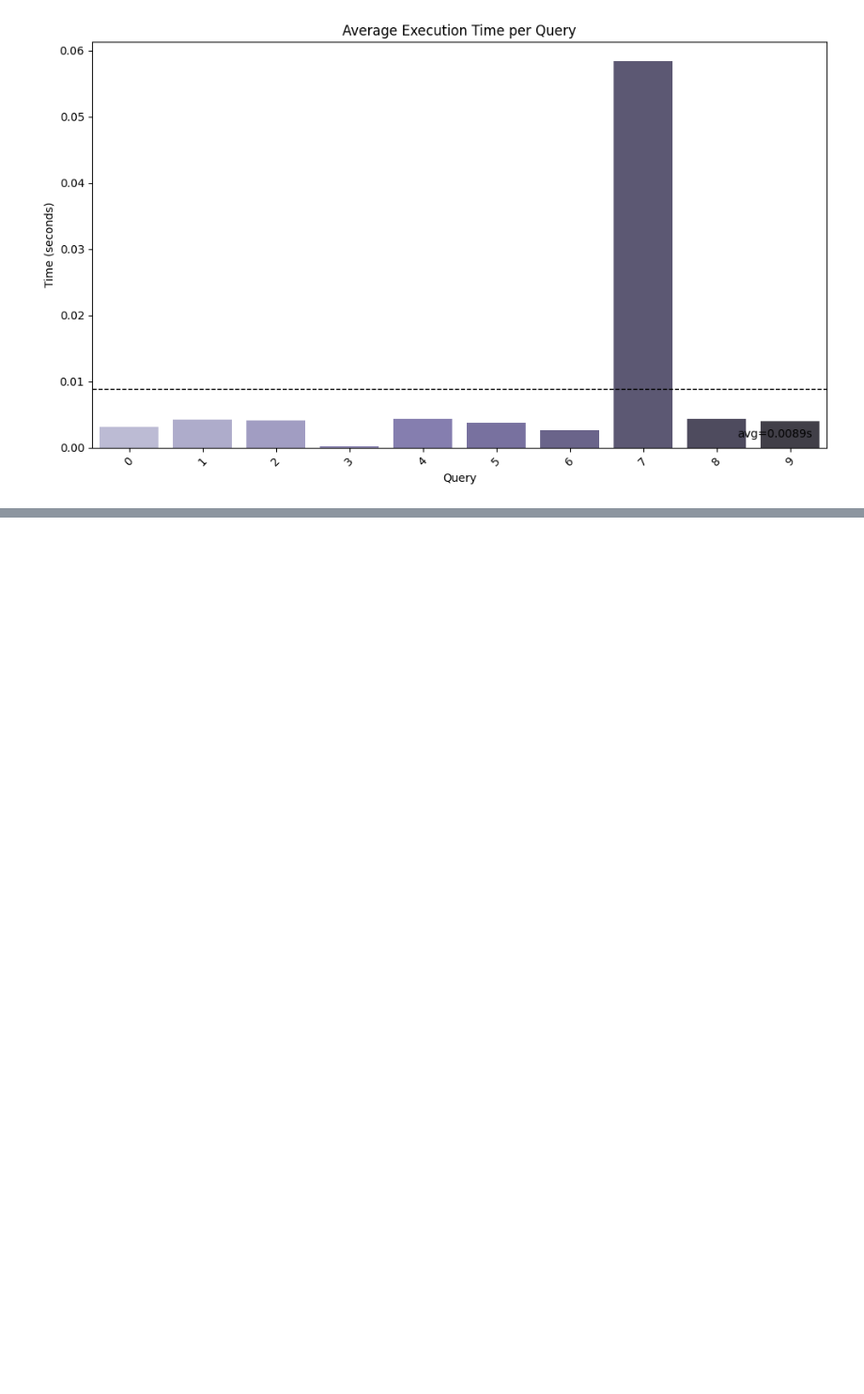
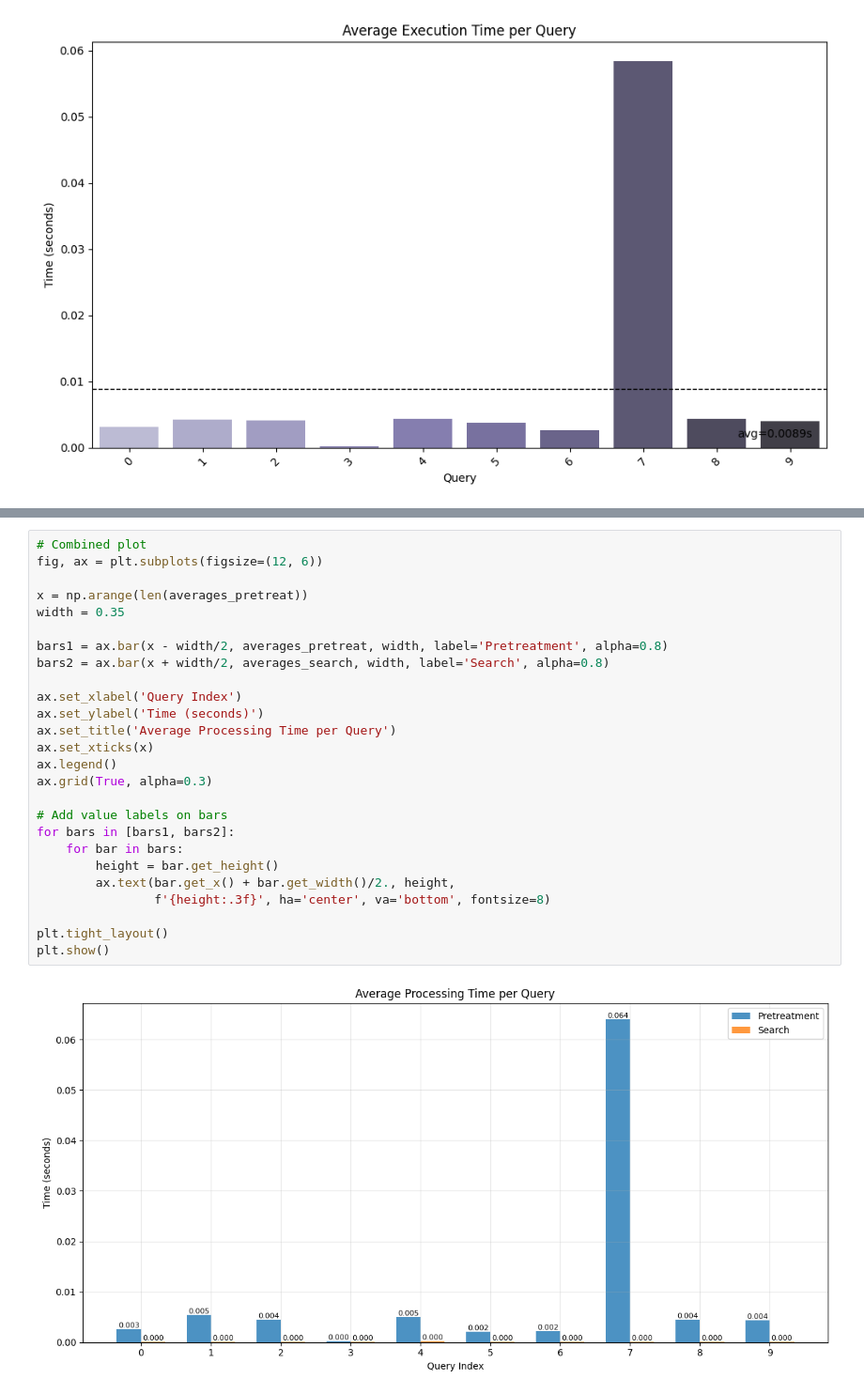
Before and after one commit to caioartus/lo17-dm, a Jupyter notebook: notebooks/evaluate.ipynb, the cells around one changed output, grey strips where cells are left out. Shown at 94% size. Drawn from its saved outputs; the diff is of its cells as text; blank space fills up the shorter version.

```diff
--- a/notebooks/evaluate.ipynb
+++ b/notebooks/evaluate.ipynb
@@ -195,0 +208,28 @@ Passing `palette` without assigning `hue` is deprecated and will be removed in v
+# %%
+# Combined plot
+fig, ax = plt.subplots(figsize=(12, 6))
+
+x = np.arange(len(averages_pretreat))
+width = 0.35
+
+bars1 = ax.bar(x - width/2, averages_pretreat, width, label='Pretreatment', alpha=0.8)
+bars2 = ax.bar(x + width/2, averages_search, width, label='Search', alpha=0.8)
+
+ax.set_xlabel('Query Index')
+ax.set_ylabel('Time (seconds)')
+ax.set_title('Average Processing Time per Query')
+ax.set_xticks(x)
+ax.legend()
+ax.grid(True, alpha=0.3)
+
+# Add value labels on bars
+for bars in [bars1, bars2]:
+    for bar in bars:
+        height = bar.get_height()
+        ax.text(bar.get_x() + bar.get_width()/2., height,
+                f'{height:.3f}', ha='center', va='bottom', fontsize=8)
+
+plt.tight_layout()
+plt.show()
+# %% [output]
+[figure, added]
```
Also changed, not shown: parts of 11 cells of this notebook, 5 other files.
